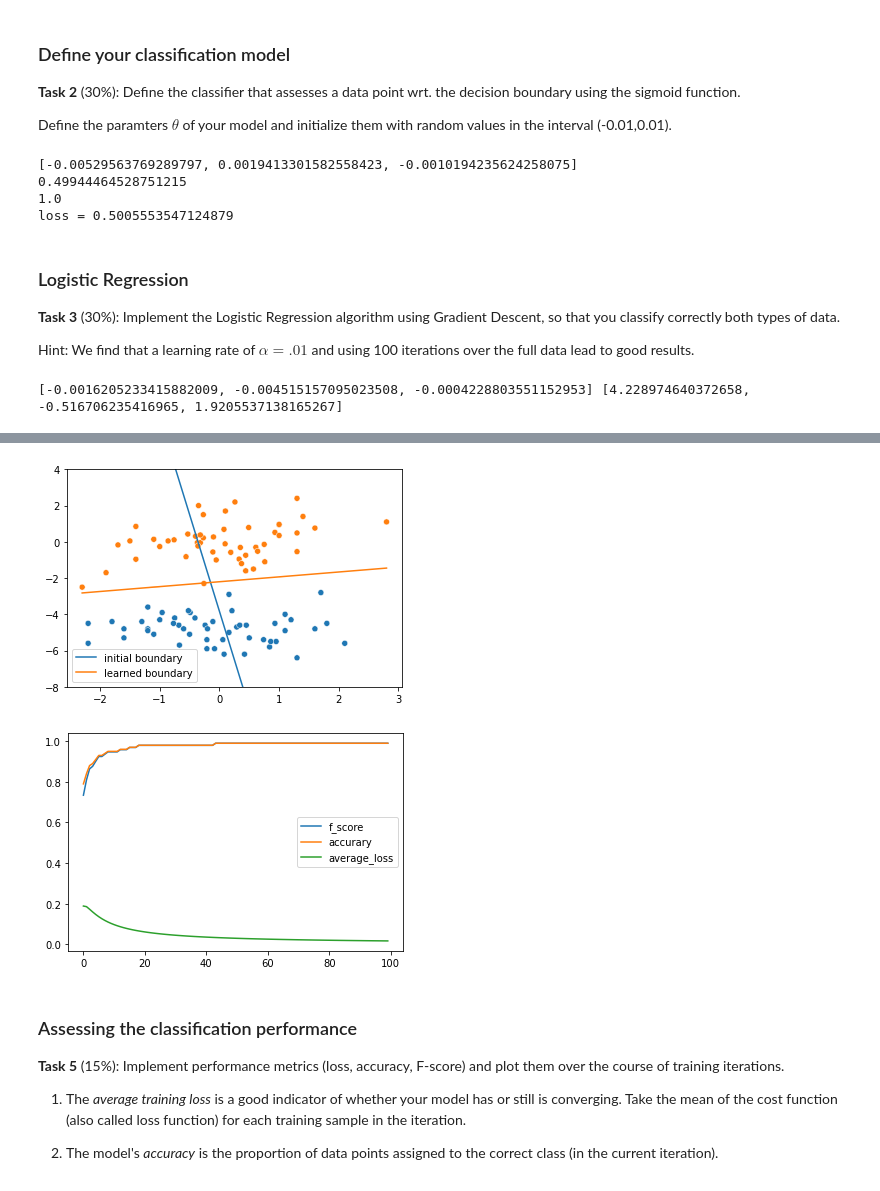
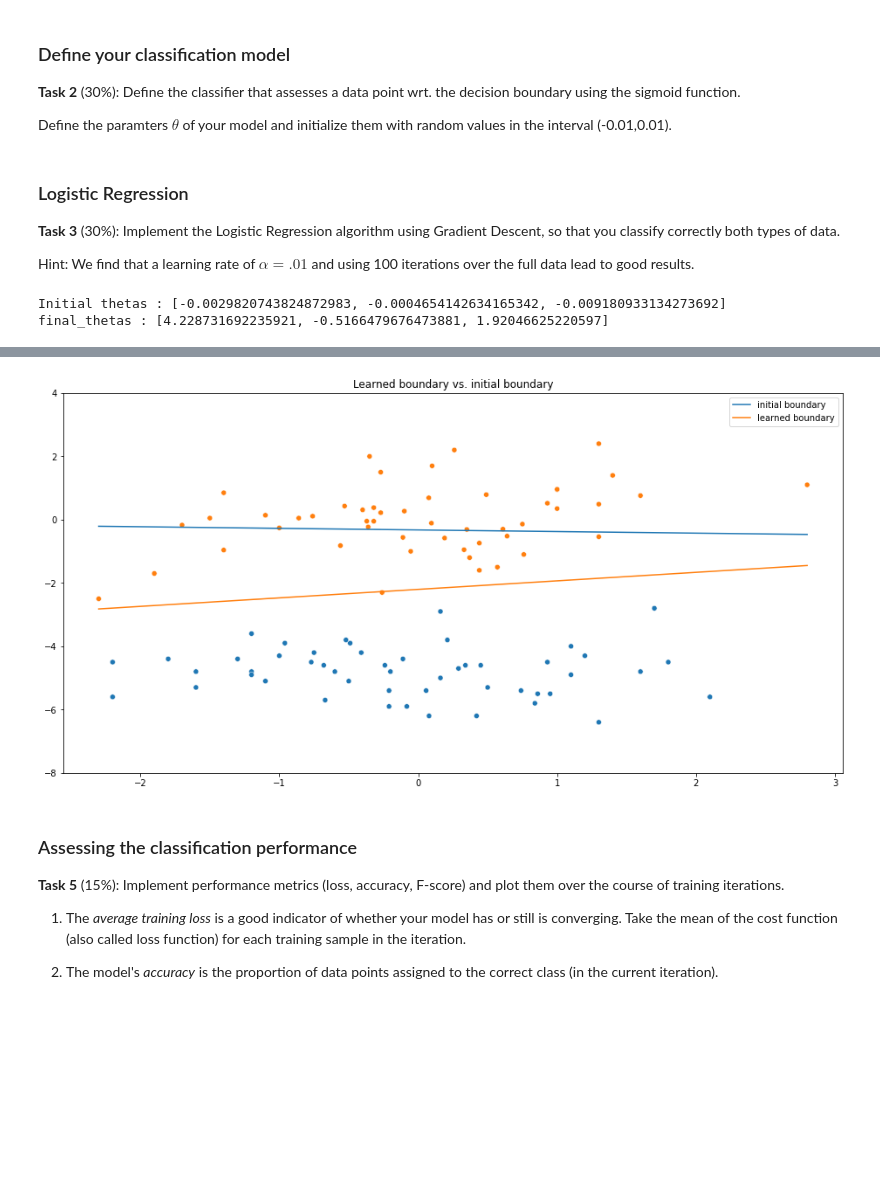
Before and after one commit to MzudemO/ml-ss2021, a Jupyter notebook: Assignment 2/exercise_2_LogisticRegression_sheet.ipynb, the cells around one changed output, grey strips where cells are left out. Saved outputs shown, nothing was run; the diff lists cells and outputs as text; code cells hidden in the pictures; blank space fills up the shorter version.

```diff
--- a/Assignment 2/exercise_2_LogisticRegression_sheet.ipynb
+++ b/Assignment 2/exercise_2_LogisticRegression_sheet.ipynb
@@ -59,0 +45,16 @@ sns.scatterplot(x=data[:, 0], y=data[:, 1], hue=data[:, 2])
+# %%
+import numpy as np
+import random
+import math
+import seaborn as sns
+import matplotlib.pyplot as plt
+plt.rcParams['figure.figsize'] = [16, 8]
+
+
+data = np.loadtxt("data.txt", delimiter=" ")
+
+sns.scatterplot(x=data[:, 0], y=data[:, 1], hue=data[:, 2])
+plt.xlabel('x1')
+plt.ylabel('x2')
+plt.title ('Provided Training-Set')
+plt.show ()
@@ -64,27 +67,21 @@ sns.scatterplot(x=data[:, 0], y=data[:, 1], hue=data[:, 2])
 
 Define the paramters $\theta$ of your model and initialize them with random values in the interval (-0.01,0.01).
 # %%
-import random
-import math
-
+# set theta_0, theta_1, theta_2 to random values
 def initialize_parameters(degrees):
     return [random.uniform(-0.01, 0.01) for _ in range(degrees)]
 
+# hypothesis is now a sigmoid function
 def hypothesis(x1, x2, thetas):
     z = thetas[0] + thetas[1] * x1 + thetas[2] * x2
     return 1 / (1 + math.exp(-z))
 
 starting_thetas = initialize_parameters(3)
-print(starting_thetas)
+# print(starting_thetas)
 
-print(hypothesis(data[0, 0], data[0, 1], starting_thetas))
-print(data[0, 2])
-print(f"loss = {data[0, 2] - hypothesis(data[0, 0], data[0, 1], starting_thetas)}")
+# print(hypothesis(data[0, 0], data[0, 1], starting_thetas))
+# print(data[0, 2])
+# print(f"loss = {data[0, 2] - hypothesis(data[0, 0], data[0, 1], starting_thetas)}")
-# %% [output]
-[-0.00529563769289797, 0.0019413301582558423, -0.0010194235624258075]
-0.49944464528751215
-1.0
-loss = 0.5005553547124879
 # %% [markdown]
 ### Logistic Regression
 
@@ -146,14 +146,15 @@ def training_loop(data, learning_rate, nr_epochs, starting_thetas):
         mean_losses.append(mean_loss(data, thetas))
     return thetas, f_scores, accuracies, mean_losses
 # %%
-learning_rate = 0.01
-nr_epochs = 100
 starting_thetas = initialize_parameters(3)
 
 final_thetas, f_scores, accuracies, mean_losses = training_loop(data, learning_rate, nr_epochs, starting_thetas)
-print(starting_thetas, final_thetas)
+
+print ( f"Initial thetas : {starting_thetas}")
+print ( f"final_thetas : {final_thetas}")
 # %% [output]
-[-0.0016205233415882009, -0.004515157095023508, -0.0004228803551152953] [4.228974640372658, -0.516706235416965, 1.9205537138165267]
+Initial thetas : [-0.0029820743824872983, -0.0004654142634165342, -0.009180933134273692]
+final_thetas : [4.228731692235921, -0.5166479676473881, 1.92046625220597]
 # %% [markdown]
 ### Train the model and visualize results
 
@@ -171,33 +172,24 @@ The solution should look like the following plot, where the blue line could be t
 
 ![](attachment:ml_2020_2_results.jpg)
 # %%
-def decision_boundary(x1, thetas):
+def decision_boundary_plotter (x1, thetas):
     return (thetas[0] + thetas[1] * x1) * (-1 / thetas[2])
 
-import matplotlib.pyplot as plt
 
 # plot data
 sns.scatterplot(x=data[:, 0], y=data[:, 1], hue=data[:, 2])
 
 # plot initial decision boundary
-sns.lineplot(x=data[:, 0], y=[decision_boundary(x, starting_thetas) for x in data[:, 0]])
+sns.lineplot(x=data[:, 0], y=[decision_boundary_plotter(x, starting_thetas) for x in data[:, 0]])
 
 # plot learned decision boundary
-sns.lineplot(x=data[:, 0], y=[decision_boundary(x, final_thetas) for x in data[:, 0]])
-
+sns.lineplot(x=data[:, 0], y=[decision_boundary_plotter(x, final_thetas) for x in data[:, 0]])
+plt.title ("Learned boundary vs. initial boundary")
 plt.legend(["initial boundary", "learned boundary"])
-
 plt.ylim((-8, 4))
 plt.show()
-
-sns.lineplot(x=np.arange(0, nr_epochs), y=f_scores)
-sns.lineplot(x=np.arange(0, nr_epochs), y=accuracies)
-sns.lineplot(x=np.arange(0, nr_epochs), y=mean_losses)
-plt.legend(["f_score", "accurary", "average_loss"])
-plt.show()
 # %% [output]
-[figure, old version]
+[figure, new version]
-[figure, removed]
 # %% [markdown]
 ### Assessing the classification performance
 
```
Also changed, not shown: parts of 5 cells of this notebook.
